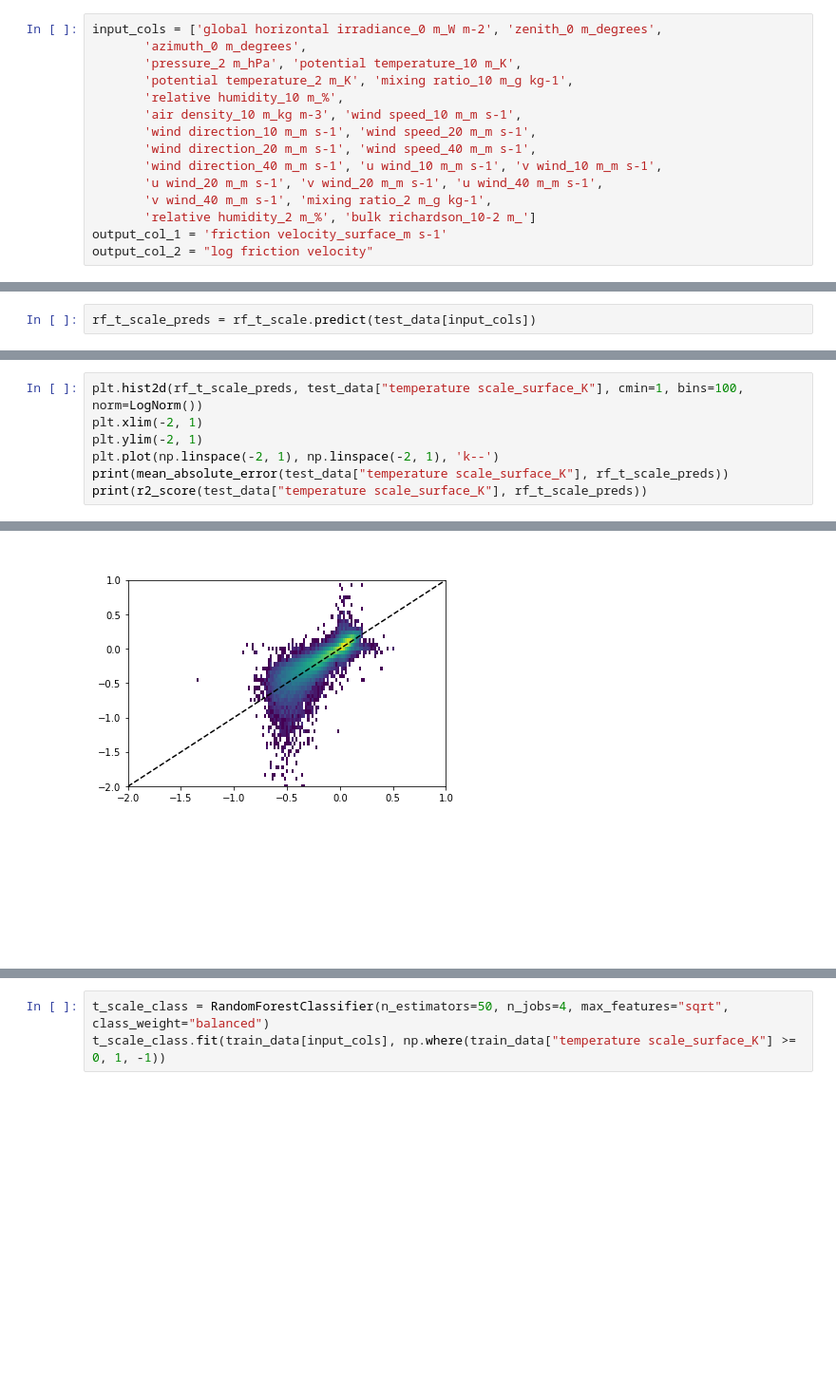
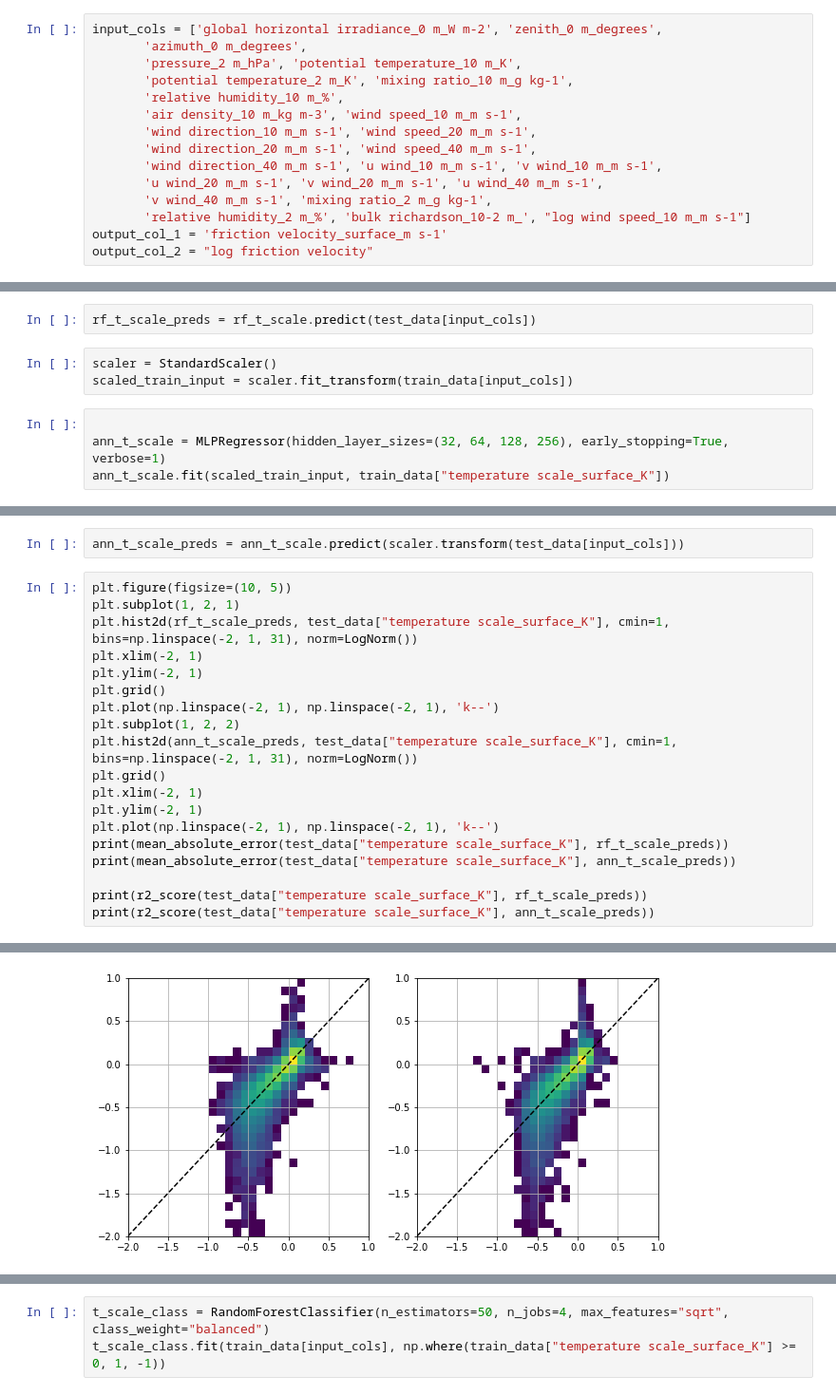
Before and after one commit to NCAR/mlsurfacelayer, a Jupyter notebook: notebooks/Cabauw Random Forests 2.ipynb, the cells around one changed output, grey strips where cells are left out. Shown: that part at 95% size. Drawn from its saved outputs; the diff is of its cells as text; blank space fills up the shorter version.

```diff
--- a/notebooks/Cabauw Random Forests 2.ipynb
+++ b/notebooks/Cabauw Random Forests 2.ipynb
@@ -53,7 +63,7 @@ input_cols = ['global horizontal irradiance_0 m_W m-2', 'zenith_0 m_degrees',
        'wind direction_40 m_m s-1', 'u wind_10 m_m s-1', 'v wind_10 m_m s-1',
        'u wind_20 m_m s-1', 'v wind_20 m_m s-1', 'u wind_40 m_m s-1',
        'v wind_40 m_m s-1', 'mixing ratio_2 m_g kg-1',
-       'relative humidity_2 m_%', 'bulk richardson_10-2 m_']
+       'relative humidity_2 m_%', 'bulk richardson_10-2 m_', "log wind speed_10 m_m s-1"]
 output_col_1 = 'friction velocity_surface_m s-1'
 output_col_2 = "log friction velocity"
 # %%
@@ -206,3 +218,10 @@ RandomForestRegressor(bootstrap=True, criterion='mse', max_depth=None,
            oob_score=False, random_state=None, verbose=0, warm_start=False)
 # %%
 rf_t_scale_preds = rf_t_scale.predict(test_data[input_cols])
+# %%
+scaler = StandardScaler()
+scaled_train_input = scaler.fit_transform(train_data[input_cols])
+# %%
+
+ann_t_scale = MLPRegressor(hidden_layer_sizes=(32, 64, 128, 256), early_stopping=True, verbose=1)
+ann_t_scale.fit(scaled_train_input, train_data["temperature scale_surface_K"])
@@ -209,8 +253,22 @@ rf_t_scale_preds = rf_t_scale.predict(test_data[input_cols])
+# %%
+ann_t_scale_preds = ann_t_scale.predict(scaler.transform(test_data[input_cols]))
 # %%
-plt.hist2d(rf_t_scale_preds, test_data["temperature scale_surface_K"], cmin=1, bins=100, norm=LogNorm())
+plt.figure(figsize=(10, 5))
+plt.subplot(1, 2, 1)
+plt.hist2d(rf_t_scale_preds, test_data["temperature scale_surface_K"], cmin=1, bins=np.linspace(-2, 1, 31), norm=LogNorm())
+plt.xlim(-2, 1)
+plt.ylim(-2, 1)
+plt.grid()
+plt.plot(np.linspace(-2, 1), np.linspace(-2, 1), 'k--')
+plt.subplot(1, 2, 2)
+plt.hist2d(ann_t_scale_preds, test_data["temperature scale_surface_K"], cmin=1, bins=np.linspace(-2, 1, 31), norm=LogNorm())
+plt.grid()
 plt.xlim(-2, 1)
 plt.ylim(-2, 1)
 plt.plot(np.linspace(-2, 1), np.linspace(-2, 1), 'k--')
 print(mean_absolute_error(test_data["temperature scale_surface_K"], rf_t_scale_preds))
+print(mean_absolute_error(test_data["temperature scale_surface_K"], ann_t_scale_preds))
+
 print(r2_score(test_data["temperature scale_surface_K"], rf_t_scale_preds))
+print(r2_score(test_data["temperature scale_surface_K"], ann_t_scale_preds))
 # %% [output]
@@ -219 +279 @@ print(r2_score(test_data["temperature scale_surface_K"], rf_t_scale_preds))
-[figure, old version]
+[figure, new version]
```
Also changed, not shown: parts of 68 cells of this notebook, 3 other files.
